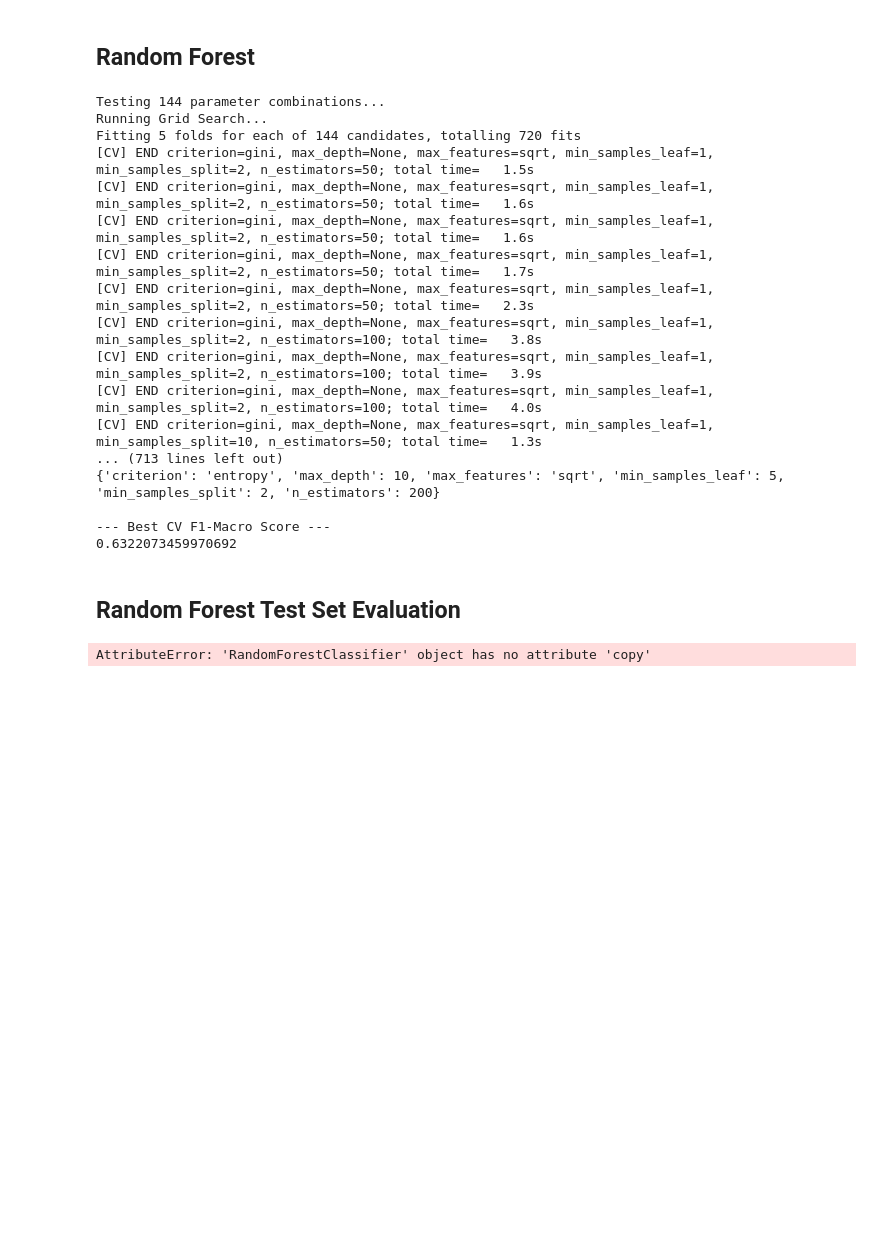
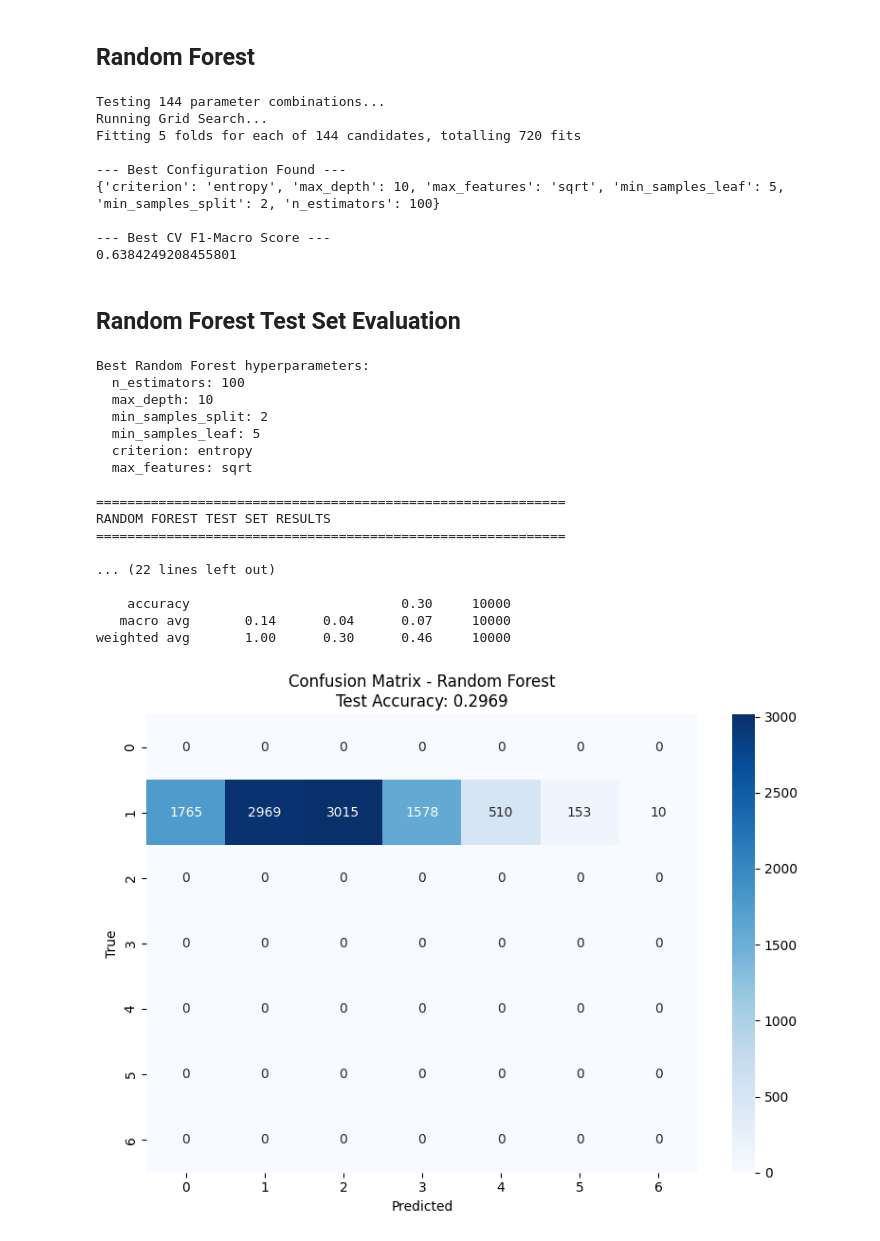
Before and after one commit to emmabachura/Machine-Learning, a Jupyter notebook: src/loan/loan-classification.ipynb, the cells around one changed output. Drawn from its saved outputs; the diff is of its cells as text; code cells hidden in the pictures; blank space fills up the shorter version.

```diff
--- a/src/loan/loan-classification.ipynb
+++ b/src/loan/loan-classification.ipynb
@@ -224,8 +224,8 @@ for params in param_grid:
     hold_f1 = f1_score(y_val, val_pred, average="macro")
 
 
-    cv_acc_scores = cross_val_score(model, X, y, cv=cv_strategy, scoring="accuracy", n_jobs=-1)
-    cv_f1_scores = cross_val_score(model, X, y, cv=cv_strategy, scoring="f1_macro", n_jobs=-1)
+    cv_acc_scores = cross_val_score(model, X_train, y_train, cv=cv_strategy, scoring="accuracy", n_jobs=1)
+    cv_f1_scores = cross_val_score(model, X_train, y_train, cv=cv_strategy, scoring="f1_macro", n_jobs=1)
 
     cv_acc = cv_acc_scores.mean()
     cv_f1 = cv_f1_scores.mean()
@@ -381,7 +381,7 @@ import numpy as np
 from sklearn.ensemble import RandomForestClassifier
 from sklearn.model_selection import StratifiedKFold, GridSearchCV
 from sklearn.metrics import make_scorer, f1_score
-
+from joblib import parallel_backend
 
 param_grid_rf = {
     "n_estimators": [50, 100, 200],
@@ -400,12 +400,12 @@ print(f"Testing {grid_size} parameter combinations...")
 
 #
 cv_strategy = StratifiedKFold(n_splits=5, shuffle=True, random_state=42)
+
 rf_model = RandomForestClassifier(
-    class_weight="balanced",
-    random_state=42
-    # Note: n_jobs=-1 here parallelizes *within* a single model.
-    # The n_jobs in GridSearchCV parallelizes *across different models*.
-    # It's good to have both, but the GridSearchCV one is the one you're asking for.
+    class_weight="balanced_subsample",
+    random_state=42,
+    n_jobs=1,
+    bootstrap=True
 )
 
 # 3. Set up GridSearchCV
@@ -417,18 +417,13 @@ grid_search = GridSearchCV(
     scoring='f1_macro',
     n_jobs=-1,
     refit=True,
-    verbose=2
+    verbose=1
 )
 
 print("Running Grid Search...")
-#
-# This one command does all the work:
-# - Runs all 144 combinations
-# - Runs 5-fold CV for each (144 * 5 = 720 model fits)
-# - Runs them in parallel (n_jobs=-1)
-# - Finds the best one
-grid_search.fit(X_train, y_train)
 
+with parallel_backend("threading"):
+    grid_search.fit(X_train.values, y_train.values)
 
 print("\n--- Best Configuration Found ---")
 print(grid_search.best_params_)
@@ -441,20 +436,12 @@ final_model_params_rf = grid_search.best_estimator_
 Testing 144 parameter combinations...
 Running Grid Search...
 Fitting 5 folds for each of 144 candidates, totalling 720 fits
-[CV] END criterion=gini, max_depth=None, max_features=sqrt, min_samples_leaf=1, min_samples_split=2, n_estimators=50; total time=   1.5s
-[CV] END criterion=gini, max_depth=None, max_features=sqrt, min_samples_leaf=1, min_samples_split=2, n_estimators=50; total time=   1.6s
-[CV] END criterion=gini, max_depth=None, max_features=sqrt, min_samples_leaf=1, min_samples_split=2, n_estimators=50; total time=   1.6s
-[CV] END criterion=gini, max_depth=None, max_features=sqrt, min_samples_leaf=1, min_samples_split=2, n_estimators=50; total time=   1.7s
-[CV] END criterion=gini, max_depth=None, max_features=sqrt, min_samples_leaf=1, min_samples_split=2, n_estimators=50; total time=   2.3s
-[CV] END criterion=gini, max_depth=None, max_features=sqrt, min_samples_leaf=1, min_samples_split=2, n_estimators=100; total time=   3.8s
-[CV] END criterion=gini, max_depth=None, max_features=sqrt, min_samples_leaf=1, min_samples_split=2, n_estimators=100; total time=   3.9s
-[CV] END criterion=gini, max_depth=None, max_features=sqrt, min_samples_leaf=1, min_samples_split=2, n_estimators=100; total time=   4.0s
-[CV] END criterion=gini, max_depth=None, max_features=sqrt, min_samples_leaf=1, min_samples_split=10, n_estimators=50; total time=   1.3s
-... (713 lines left out)
-{'criterion': 'entropy', 'max_depth': 10, 'max_features': 'sqrt', 'min_samples_leaf': 5, 'min_samples_split': 2, 'n_estimators': 200}
+
+--- Best Configuration Found ---
+{'criterion': 'entropy', 'max_depth': 10, 'max_features': 'sqrt', 'min_samples_leaf': 5, 'min_samples_split': 2, 'n_estimators': 100}
 
 --- Best CV F1-Macro Score ---
-0.6322073459970692
+0.6384249208455801
 # %% [markdown]
 ## Random Forest Test Set Evaluation
 # %%
@@ -463,7 +450,7 @@ import seaborn as sns
 
 # Use the best hyperparameters found in the Random Forest section
 # The best model is stored in final_model_params_rf
-best_rf_params = final_model_params_rf.copy()
+best_rf_params = final_model_params_rf.get_params()
 
 print("Best Random Forest hyperparameters:")
 print(f"  n_estimators: {int(best_rf_params['n_estimators'])}")
@@ -499,31 +486,48 @@ test_acc_rf = accuracy_score(y_test_true, y_test_pred_rf)
 print("=" * 60)
 print("RANDOM FOREST TEST SET RESULTS")
 print("=" * 60)
 print(f"\nBest hyperparameters:")
 print(f"  n_estimators: {int(best_rf_params['n_estimators'])}")
 print(f"  max_depth: {best_rf_params['max_depth']}")
 print(f"  min_samples_split: {int(best_rf_params['min_samples_split'])}")
 print(f"  min_samples_leaf: {int(best_rf_params['min_samples_leaf'])}")
 print(f"  criterion: {best_rf_params['criterion']}")
 print(f"  max_features: {best_rf_params['max_features']}")
 print(f"\nTest Accuracy: {test_acc_rf:.4f}")
 
 # Classification report
 print("\n" + "=" * 60)
 print("CLASSIFICATION REPORT - Random Forest")
 print("=" * 60)
 print(classification_report(y_test_true, y_test_pred_rf))
 
 # Confusion matrix
 cm_rf = confusion_matrix(y_test_true, y_test_pred_rf)
 
 # Visualize confusion matrix
 plt.figure(figsize=(8, 6))
 sns.heatmap(cm_rf, annot=True, fmt="d", cmap="Blues")
 plt.title(f"Confusion Matrix - Random Forest\nTest Accuracy: {test_acc_rf:.4f}")
 plt.xlabel("Predicted")
 plt.ylabel("True")
 plt.tight_layout()
 plt.show()
 # %% [output]
-AttributeError: 'RandomForestClassifier' object has no attribute 'copy'
+Best Random Forest hyperparameters:
+  n_estimators: 100
+  max_depth: 10
+  min_samples_split: 2
+  min_samples_leaf: 5
+  criterion: entropy
+  max_features: sqrt
+
+============================================================
+RANDOM FOREST TEST SET RESULTS
+============================================================
+
+... (22 lines left out)
+
+    accuracy                           0.30     10000
+   macro avg       0.14      0.04      0.07     10000
+weighted avg       1.00      0.30      0.46     10000
+[figure, added]
```
Also changed, not shown: 2 other files.
